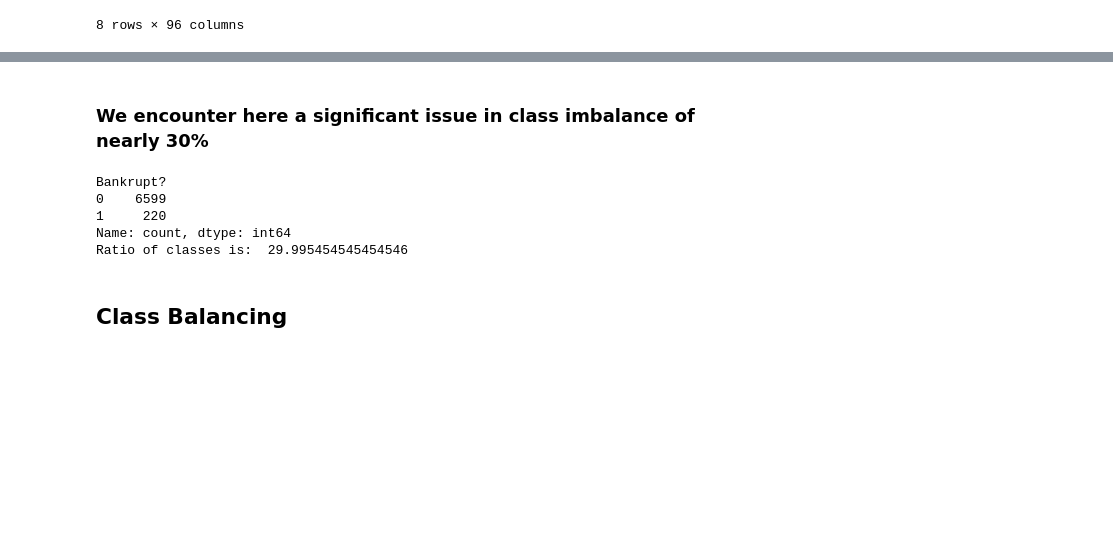
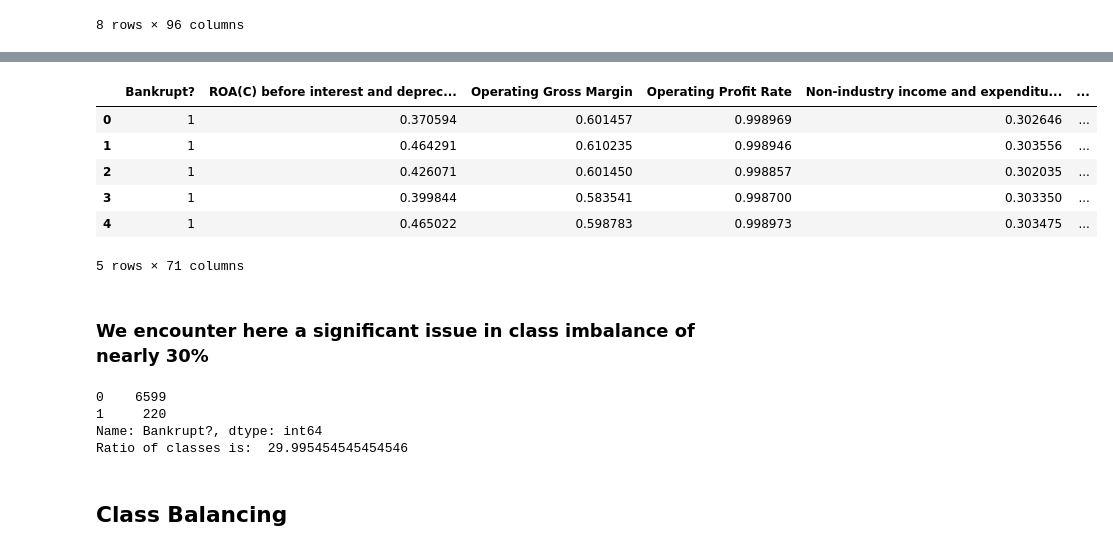
Before and after one commit to kora11e/XAI-Bankrupcy-Prediction-and-Explanation-with-XGBoost-Project, a Jupyter notebook: main.ipynb, the cells around one changed output, grey strips where cells are left out. Cells and saved outputs as stored; diff of their text form; code cells hidden in the pictures; blank space fills up the shorter version.

```diff
--- a/main.ipynb
+++ b/main.ipynb
@@ -58,3 +93,24 @@ df.describe()
+# %%
+import numpy as np
+
+def drop_highly_correlated(df, threshold=0.8):
+    corr_matrix = df.corr().abs()
+    upper = corr_matrix.where(
+        np.triu(np.ones(corr_matrix.shape), k=1).astype(bool))
+    to_drop = [column for column in upper.columns if any(upper[column] > threshold)]
+    return df.drop(columns=to_drop)
+
+df = drop_highly_correlated(df)
+
+df.head(5)
+# %% [output]
+|  | Bankrupt? | ROA(C) before interest and deprec... | Operating Gross Margin | Operating Profit Rate | Non-industry income and expenditu... | ... |
+| 0 | 1 | 0.370594 | 0.601457 | 0.998969 | 0.302646 | ... |
+| 1 | 1 | 0.464291 | 0.610235 | 0.998946 | 0.303556 | ... |
+| 2 | 1 | 0.426071 | 0.601450 | 0.998857 | 0.302035 | ... |
+| 3 | 1 | 0.399844 | 0.583541 | 0.998700 | 0.303350 | ... |
+| 4 | 1 | 0.465022 | 0.598783 | 0.998973 | 0.303475 | ... |
+5 rows × 71 columns
 # %% [markdown]
 <h3>We encounter here a significant issue in class imbalance of nearly 30%</h3>
 # %%
@@ -62,10 +118,9 @@ print(df['Bankrupt?'].value_counts())
 ratio = df['Bankrupt?'].value_counts()[0] / df['Bankrupt?'].value_counts()[1]
 print('Ratio of classes is: ', ratio)
 # %% [output]
-Bankrupt?
 0    6599
 1     220
-Name: count, dtype: int64
+Name: Bankrupt?, dtype: int64
 Ratio of classes is:  29.995454545454546
 # %% [markdown]
 <h2>Class Balancing</h2>
```
Also changed, not shown: parts of 36 cells of this notebook.
